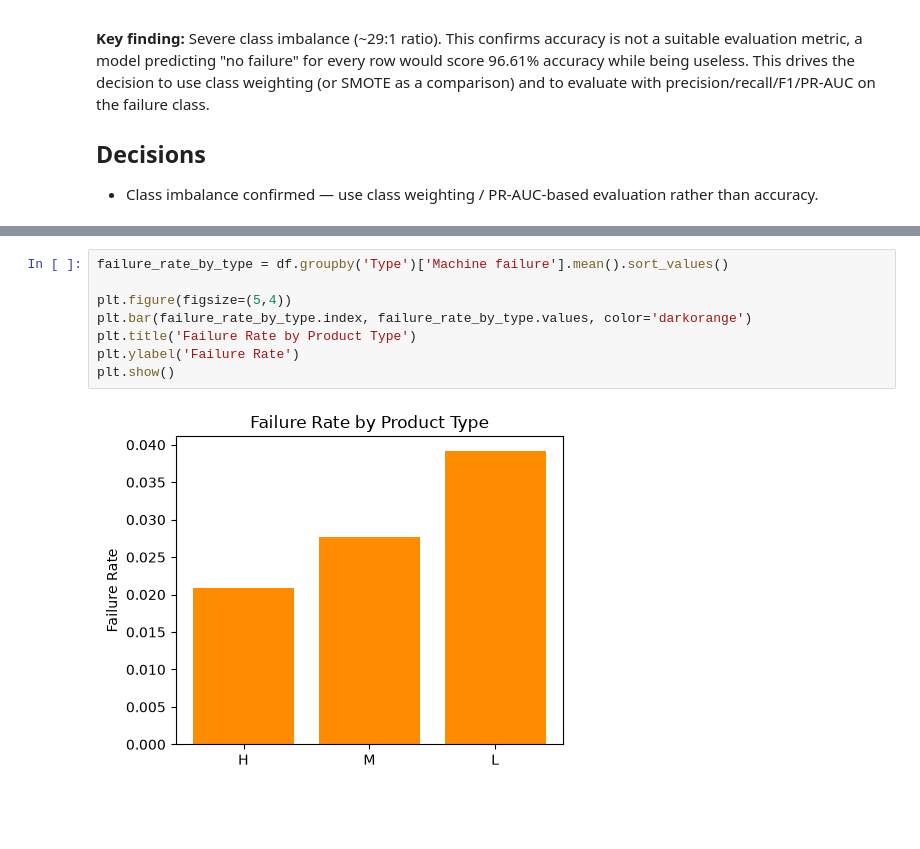
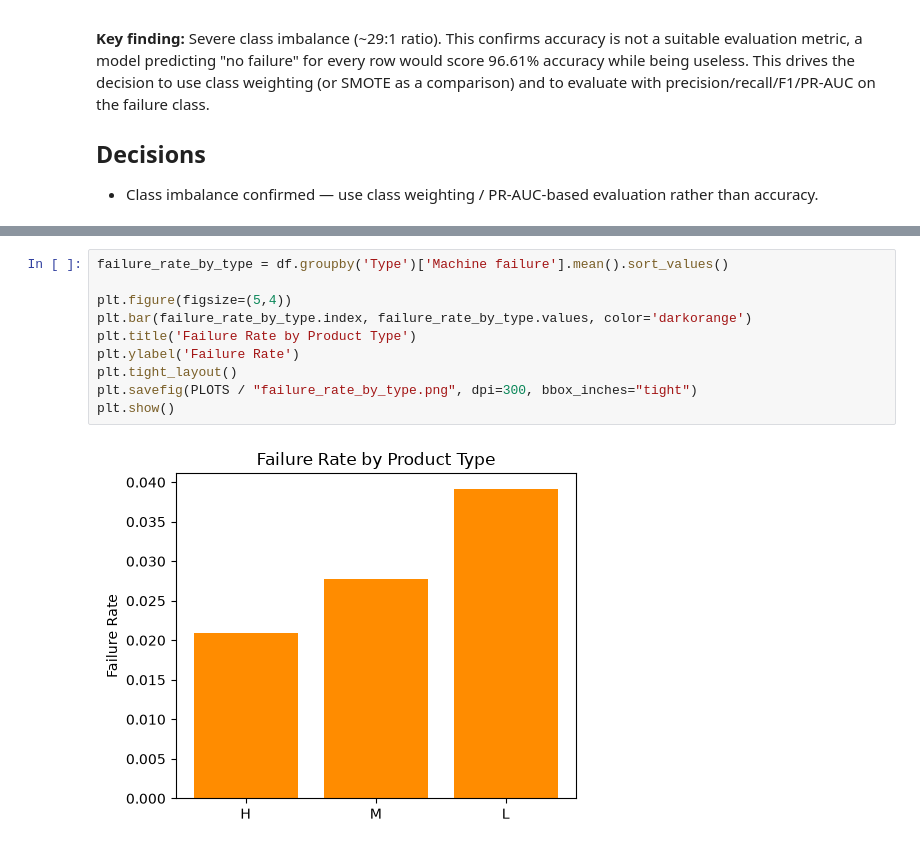
Before and after one commit to AmirmasoudCS/Predictive-Maintenance, a Jupyter notebook: notebooks/inspection.ipynb, the cells around one changed output, grey strips where cells are left out. Cells and saved outputs as stored; diff of their text form; blank space fills up the shorter version.

Commit message:
Saving all the figures

```diff
--- a/notebooks/inspection.ipynb
+++ b/notebooks/inspection.ipynb
@@ -219,13 +256,15 @@ plt.show()
 # %%
 failure_rate_by_type = df.groupby('Type')['Machine failure'].mean().sort_values()
 
 plt.figure(figsize=(5,4))
 plt.bar(failure_rate_by_type.index, failure_rate_by_type.values, color='darkorange')
 plt.title('Failure Rate by Product Type')
 plt.ylabel('Failure Rate')
+plt.tight_layout()
+plt.savefig(PLOTS / "failure_rate_by_type.png", dpi=300, bbox_inches="tight")
 plt.show()
 # %% [output]
-[figure, old version]
+[figure, new version]
 # %%
 import numpy as np
 
```
Also changed, not shown: parts of 5 cells of this notebook, 15 other files.
